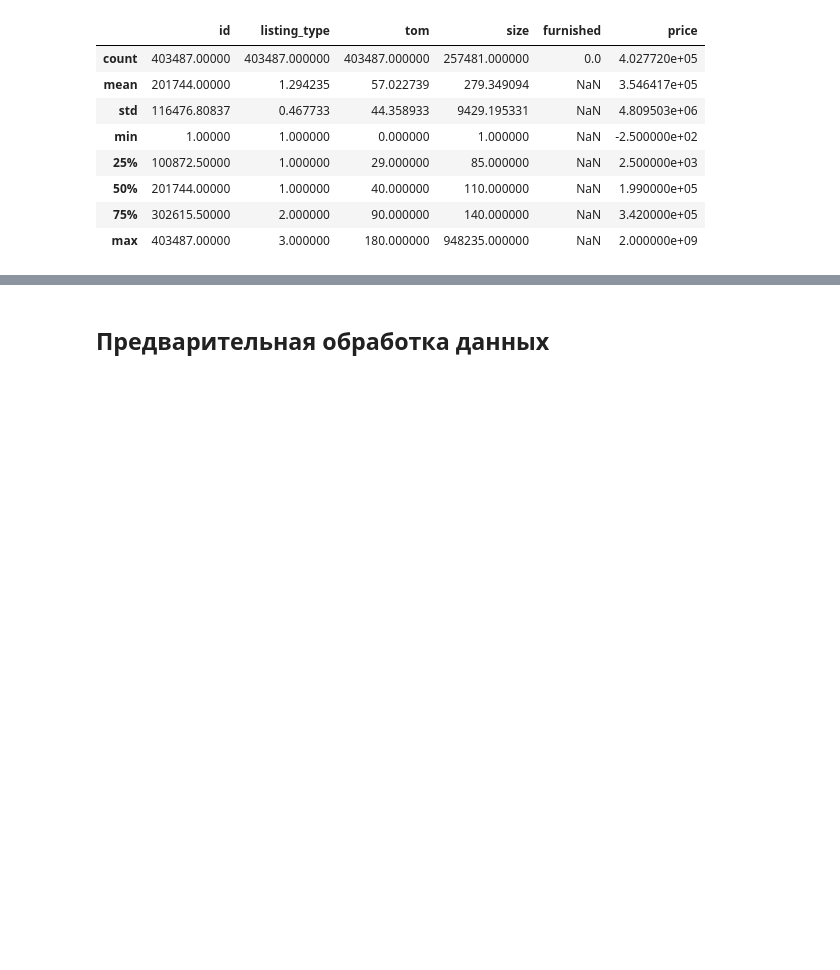
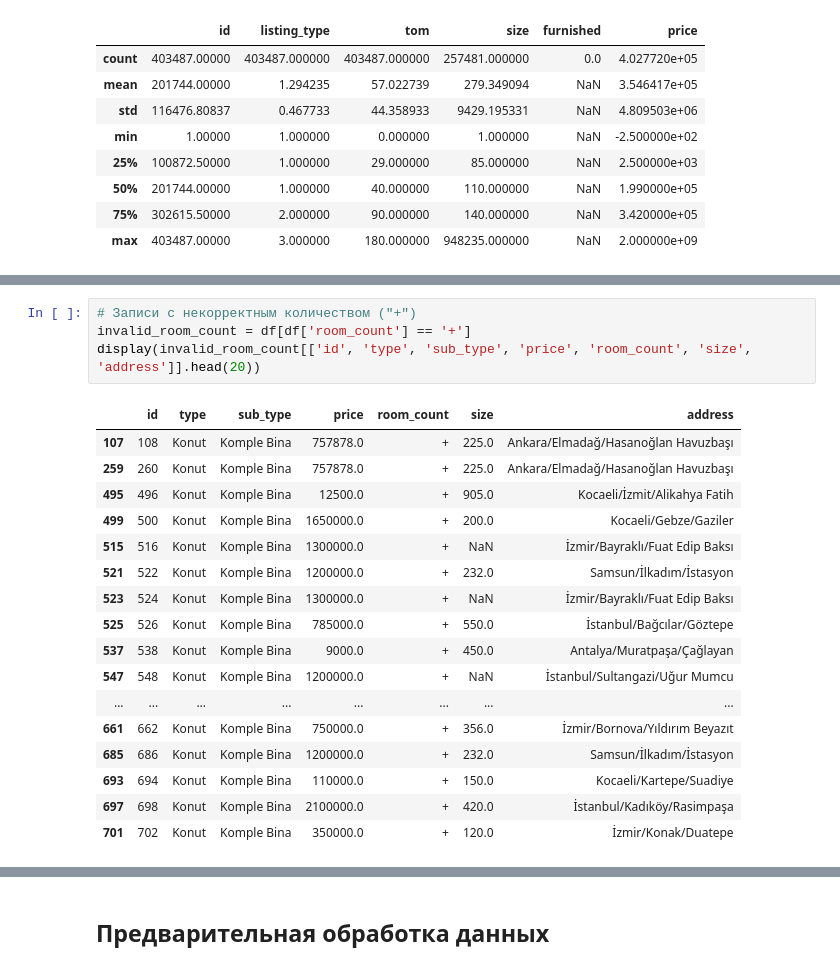
Before and after one commit to kri7ch/Machine-Learning-V2, a Jupyter notebook: joint_work/Рахмаев Петрова/jointworkFirst.ipynb, the cells around one changed output, grey strips where cells are left out. Saved outputs shown, nothing was run; the diff lists cells and outputs as text; blank space fills up the shorter version.

```diff
--- a/joint_work/Рахмаев Петрова/jointworkFirst.ipynb
+++ b/joint_work/Рахмаев Петрова/jointworkFirst.ipynb
@@ -146,0 +208,22 @@ df.describe()
+# %%
+# Записи с некорректным количеством ("+")
+invalid_room_count = df[df['room_count'] == '+']
+display(invalid_room_count[['id', 'type', 'sub_type', 'price', 'room_count', 'size', 'address']].head(20))
+# %% [output]
+|  | id | type | sub_type | price | room_count | size | address |
+| 107 | 108 | Konut | Komple Bina | 757878.0 | + | 225.0 | Ankara/Elmadağ/Hasanoğlan Havuzbaşı |
+| 259 | 260 | Konut | Komple Bina | 757878.0 | + | 225.0 | Ankara/Elmadağ/Hasanoğlan Havuzbaşı |
+| 495 | 496 | Konut | Komple Bina | 12500.0 | + | 905.0 | Kocaeli/İzmit/Alikahya Fatih |
+| 499 | 500 | Konut | Komple Bina | 1650000.0 | + | 200.0 | Kocaeli/Gebze/Gaziler |
+| 515 | 516 | Konut | Komple Bina | 1300000.0 | + | NaN | İzmir/Bayraklı/Fuat Edip Baksı |
+| 521 | 522 | Konut | Komple Bina | 1200000.0 | + | 232.0 | Samsun/İlkadım/İstasyon |
+| 523 | 524 | Konut | Komple Bina | 1300000.0 | + | NaN | İzmir/Bayraklı/Fuat Edip Baksı |
+| 525 | 526 | Konut | Komple Bina | 785000.0 | + | 550.0 | İstanbul/Bağcılar/Göztepe |
+| 537 | 538 | Konut | Komple Bina | 9000.0 | + | 450.0 | Antalya/Muratpaşa/Çağlayan |
+| 547 | 548 | Konut | Komple Bina | 1200000.0 | + | NaN | İstanbul/Sultangazi/Uğur Mumcu |
+| ... | ... | ... | ... | ... | ... | ... | ... |
+| 661 | 662 | Konut | Komple Bina | 750000.0 | + | 356.0 | İzmir/Bornova/Yıldırım Beyazıt |
+| 685 | 686 | Konut | Komple Bina | 1200000.0 | + | 232.0 | Samsun/İlkadım/İstasyon |
+| 693 | 694 | Konut | Komple Bina | 110000.0 | + | 150.0 | Kocaeli/Kartepe/Suadiye |
+| 697 | 698 | Konut | Komple Bina | 2100000.0 | + | 420.0 | İstanbul/Kadıköy/Rasimpaşa |
+| 701 | 702 | Konut | Komple Bina | 350000.0 | + | 120.0 | İzmir/Konak/Duatepe |
```
Also changed, not shown: parts of 57 cells of this notebook.
